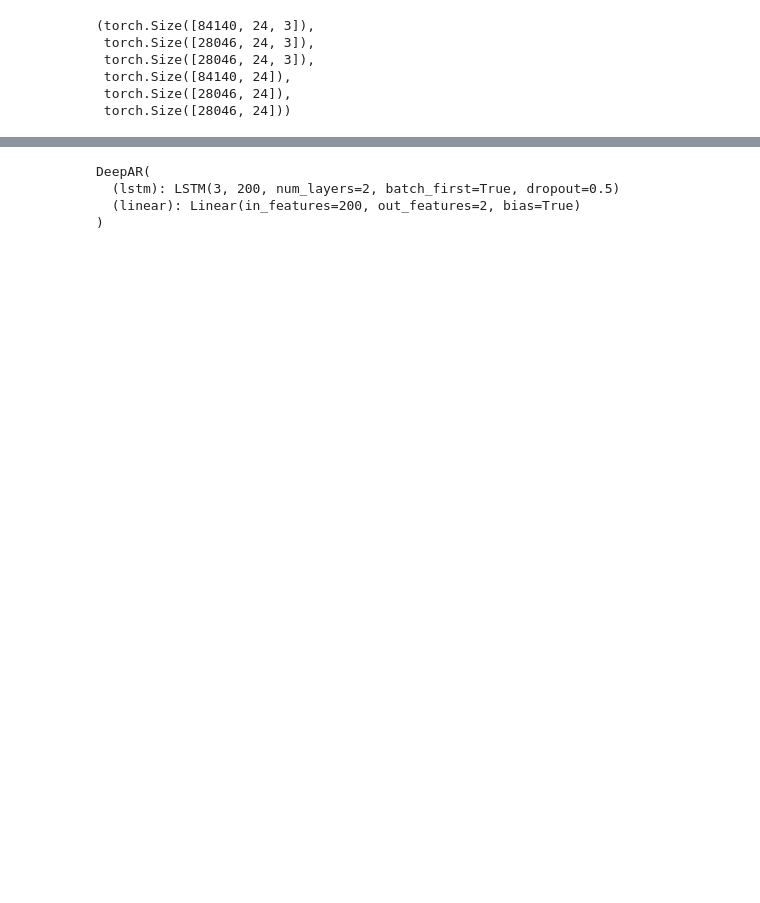
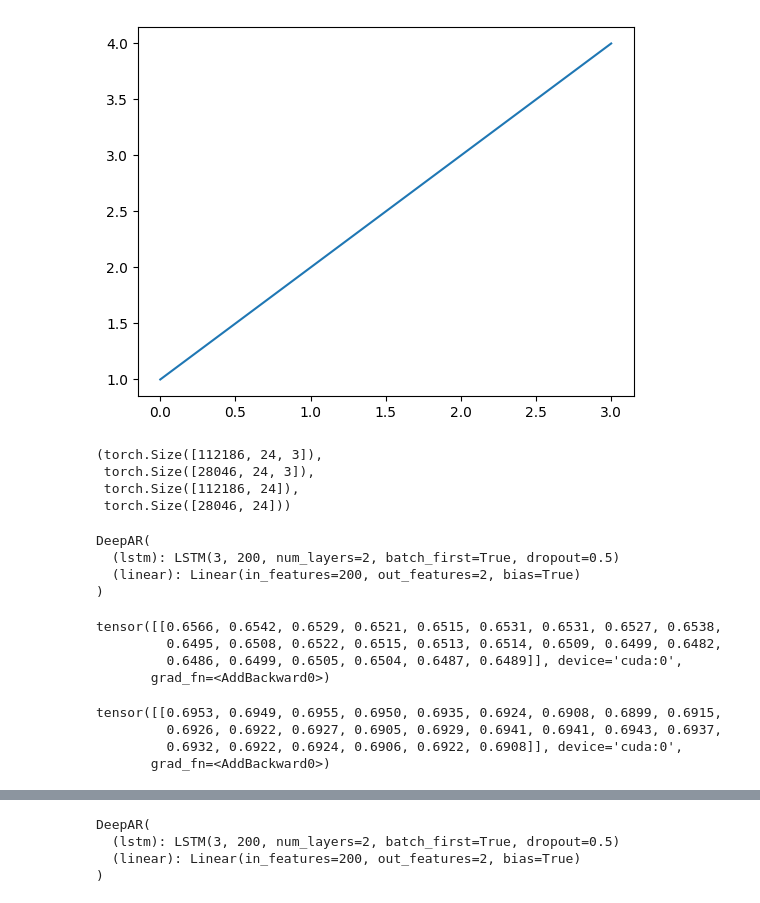
Before and after one commit to Joris-Dprtr/stochastic_programming, a Jupyter notebook: toy_example.ipynb, the cells around one changed output, grey strips where cells are left out. Drawn from its saved outputs; the diff is of its cells as text; code cells hidden in the pictures; blank space fills up the shorter version.

Commit message:
laptop work: DeepAR

```diff
--- a/toy_example.ipynb
+++ b/toy_example.ipynb
@@ -7 +6,7 @@ from src.Tensors import Tensors
 import matplotlib.pyplot as plt
+# %%
+plt.figure()
+plt.plot(np.array([1, 2, 3, 4]))
+plt.show()
+# %% [output]
+[figure, added]
@@ -61,18 +71,12 @@ target_tensors = Tensors(pv_data,
 
 # Split the data into train and test sets with separate tensors for features (X) and the target (y)
 X_train, X_test, y_train, y_test = target_tensors.create_tensor()
-X_cal = X_train[-X_test.shape[0]:,:,:]
-X_train = X_train[:-X_test.shape[0],:,:]
-y_cal = y_train[-y_test.shape[0]:,:]
-y_train = y_train[:-y_test.shape[0],:]
 
-X_train.shape, X_cal.shape, X_test.shape, y_train.shape, y_cal.shape, y_test.shape
+X_train.shape, X_test.shape, y_train.shape, y_test.shape
 # %% [output]
-(torch.Size([84140, 24, 3]),
+(torch.Size([112186, 24, 3]),
  torch.Size([28046, 24, 3]),
- torch.Size([28046, 24, 3]),
- torch.Size([84140, 24]),
- torch.Size([28046, 24]),
+ torch.Size([112186, 24]),
  torch.Size([28046, 24]))
 # %%
 from src.DeepAR import DeepAR
@@ -89,0 +131,8 @@ trainer = Training(deepar,X_train,y_train, X_test, y_test, epochs=5,batch_size=6
+# %%
+batches = iter(train_loader)
+model.train()
+# %% [output]
+DeepAR(
+  (lstm): LSTM(3, 200, num_layers=2, batch_first=True, dropout=0.5)
+  (linear): Linear(in_features=200, out_features=2, bias=True)
+)
@@ -89,0 +146,14 @@ trainer = Training(deepar,X_train,y_train, X_test, y_test, epochs=5,batch_size=6
+# %%
+alpha
+# %% [output]
+tensor([[0.6566, 0.6542, 0.6529, 0.6521, 0.6515, 0.6531, 0.6531, 0.6527, 0.6538,
+         0.6495, 0.6508, 0.6522, 0.6515, 0.6513, 0.6514, 0.6509, 0.6499, 0.6482,
+         0.6486, 0.6499, 0.6505, 0.6504, 0.6487, 0.6489]], device='cuda:0',
+       grad_fn=<AddBackward0>)
+# %%
+beta
+# %% [output]
+tensor([[0.6953, 0.6949, 0.6955, 0.6950, 0.6935, 0.6924, 0.6908, 0.6899, 0.6915,
+         0.6926, 0.6922, 0.6927, 0.6905, 0.6929, 0.6941, 0.6941, 0.6943, 0.6937,
+         0.6932, 0.6922, 0.6924, 0.6906, 0.6922, 0.6908]], device='cuda:0',
+       grad_fn=<AddBackward0>)
```
Also changed, not shown: parts of 25 cells of this notebook, 4 other files.
